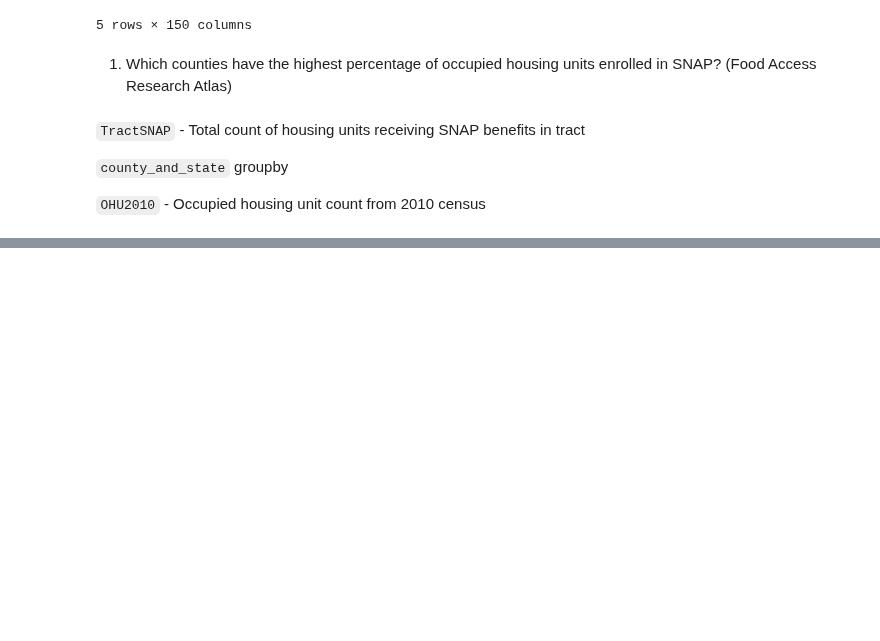
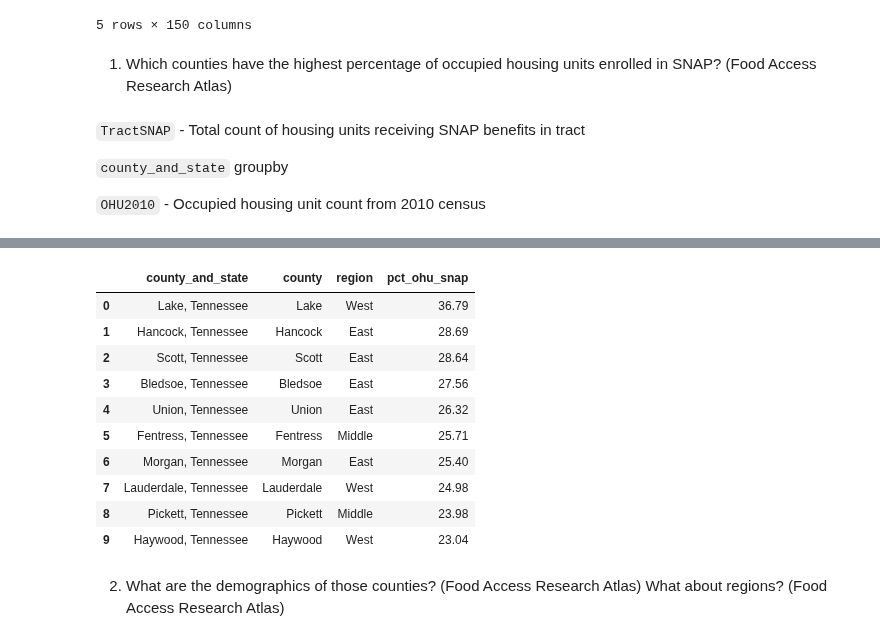
Before and after one commit to marthahunter/food-access, a Jupyter notebook: notebooks/4 - analysis.ipynb, the cells around one changed output, grey strips where cells are left out. Drawn from its saved outputs; the diff is of its cells as text; code cells hidden in the pictures; blank space fills up the shorter version.

```diff
--- a/notebooks/4 - analysis.ipynb
+++ b/notebooks/4 - analysis.ipynb
@@ -50,0 +123,18 @@ tn_food_access_df.head()
+# %%
+counties_and_regions_by_pct_ohu_snap_df = pd.read_csv('../data/highest_snap_counties.csv')
+# %%
+counties_and_regions_by_pct_ohu_snap_df.head(10)
+# %% [output]
+|  | county_and_state | county | region | pct_ohu_snap |
+| 0 | Lake, Tennessee | Lake | West | 36.79 |
+| 1 | Hancock, Tennessee | Hancock | East | 28.69 |
+| 2 | Scott, Tennessee | Scott | East | 28.64 |
+| 3 | Bledsoe, Tennessee | Bledsoe | East | 27.56 |
+| 4 | Union, Tennessee | Union | East | 26.32 |
+| 5 | Fentress, Tennessee | Fentress | Middle | 25.71 |
+| 6 | Morgan, Tennessee | Morgan | East | 25.40 |
+| 7 | Lauderdale, Tennessee | Lauderdale | West | 24.98 |
+| 8 | Pickett, Tennessee | Pickett | Middle | 23.98 |
+| 9 | Haywood, Tennessee | Haywood | West | 23.04 |
+# %% [markdown]
+2. What are the demographics of those counties? (Food Access Research Atlas) What about regions? (Food Access Research Atlas)
```
Also changed, not shown: parts of 16 cells of this notebook.
